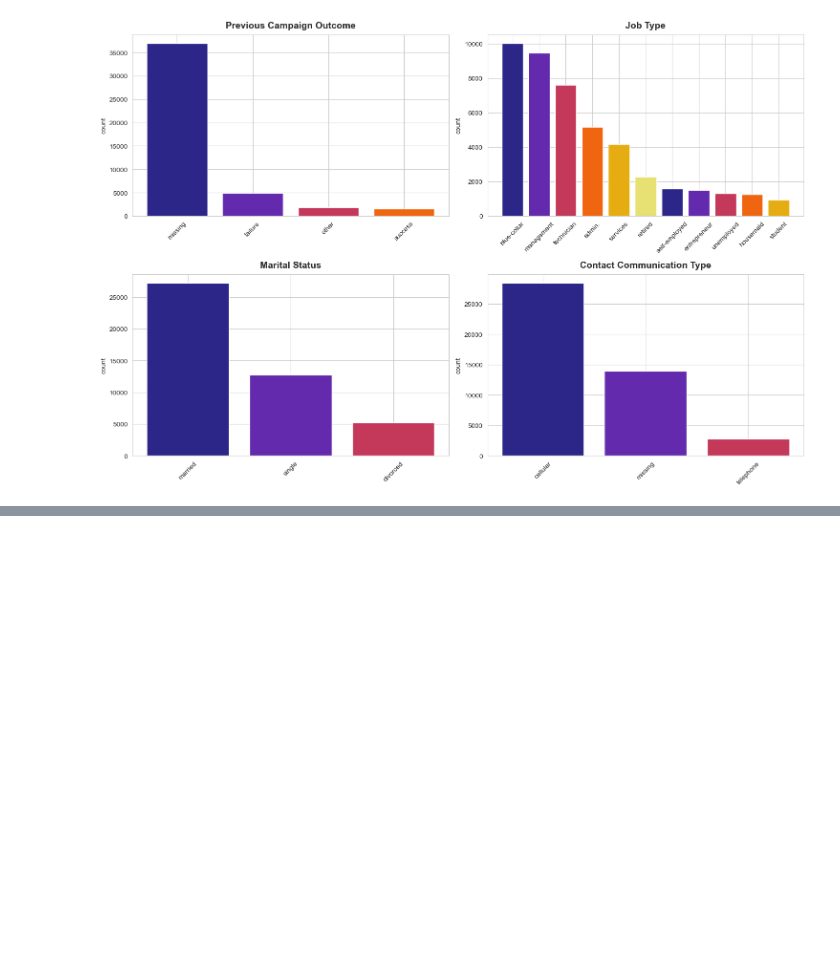
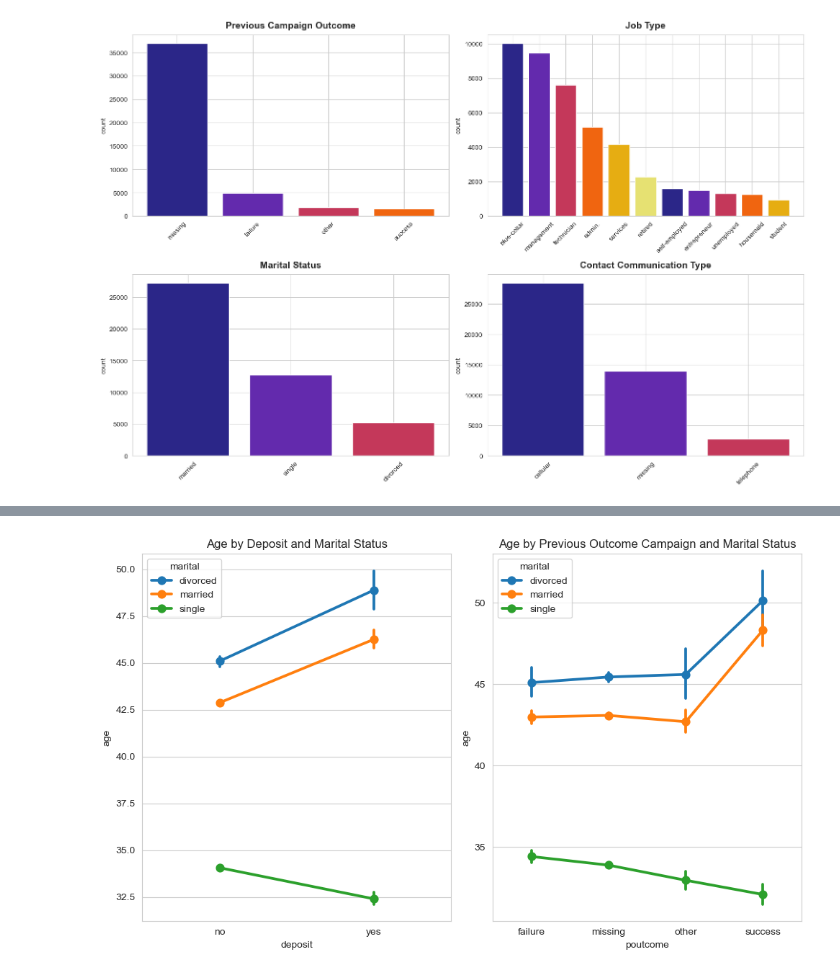
Before and after one commit to samermarroki/ADS500Bfinalproject, a Jupyter notebook: data_analysis/visualization_and_data_analysis.ipynb, the cells around one changed output, grey strips where cells are left out. Cells and saved outputs as stored; diff of their text form; code cells hidden in the pictures; blank space fills up the shorter version.

```diff
--- a/data_analysis/data_analysis.ipynb
+++ b/data_analysis/visualization_and_data_analysis.ipynb
@@ -348,0 +436,13 @@ plt.show()
+# %%
+fig, axes = plt.subplots(1, 2, figsize=(10, 6))
+
+sns.pointplot(data = bank_reduced_df, x = 'deposit', y = 'age', hue = 'marital', ax = axes[0])
+axes[0].set_title('Age by Deposit and Marital Status')
+
+sns.pointplot(data=bank_reduced_df, x='poutcome', y='age', hue='marital', ax=axes[1])
+axes[1].set_title('Age by Previous Outcome Campaign and Marital Status')
+plt.savefig('../images/age_marital_deposit_pplot.png')
+plt.tight_layout()
+plt.show()
+# %% [output]
+[figure, added]
```
Also changed, not shown: parts of 15 cells of this notebook, 9 other files.
